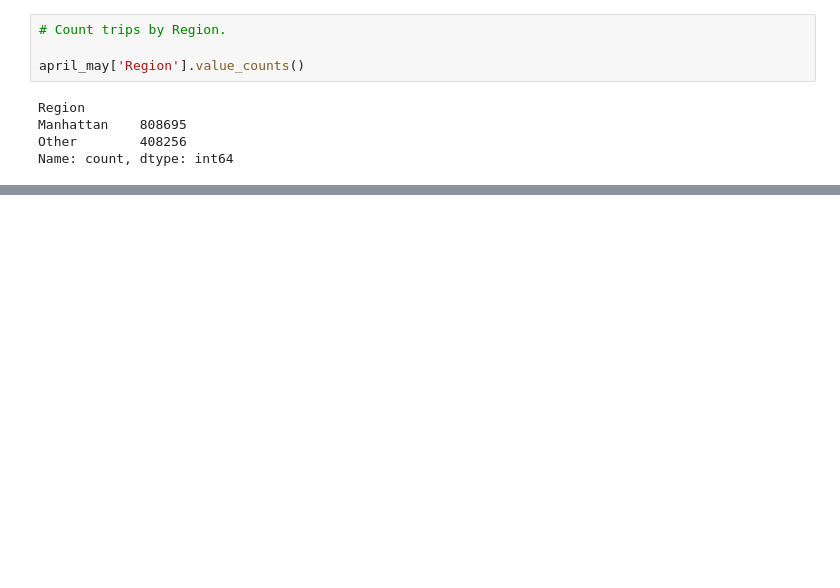
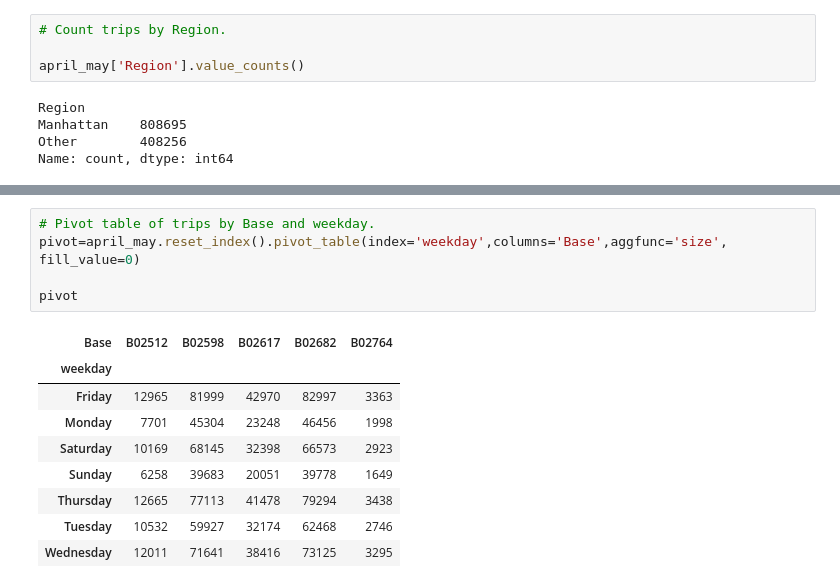
Before and after one commit to Ambily313/Uber-NYC-Trip-Analysis, a Jupyter notebook: ubernyc.ipynb, the cells around one changed output, grey strips where cells are left out. Cells and saved outputs as stored; diff of their text form; blank space fills up the shorter version.

```diff
--- a/ubernyc.ipynb
+++ b/ubernyc.ipynb
@@ -460,0 +506,15 @@ Name: count, dtype: int64
+# %%
+# Pivot table of trips by Base and weekday.
+pivot=april_may.reset_index().pivot_table(index='weekday',columns='Base',aggfunc='size', fill_value=0)
+
+pivot
+# %% [output]
+| Base | B02512 | B02598 | B02617 | B02682 | B02764 |
+| weekday |  |  |  |  |  |
+| Friday | 12965 | 81999 | 42970 | 82997 | 3363 |
+| Monday | 7701 | 45304 | 23248 | 46456 | 1998 |
+| Saturday | 10169 | 68145 | 32398 | 66573 | 2923 |
+| Sunday | 6258 | 39683 | 20051 | 39778 | 1649 |
+| Thursday | 12665 | 77113 | 41478 | 79294 | 3438 |
+| Tuesday | 10532 | 59927 | 32174 | 62468 | 2746 |
+| Wednesday | 12011 | 71641 | 38416 | 73125 | 3295 |
```
Also changed, not shown: parts of 17 cells of this notebook.
